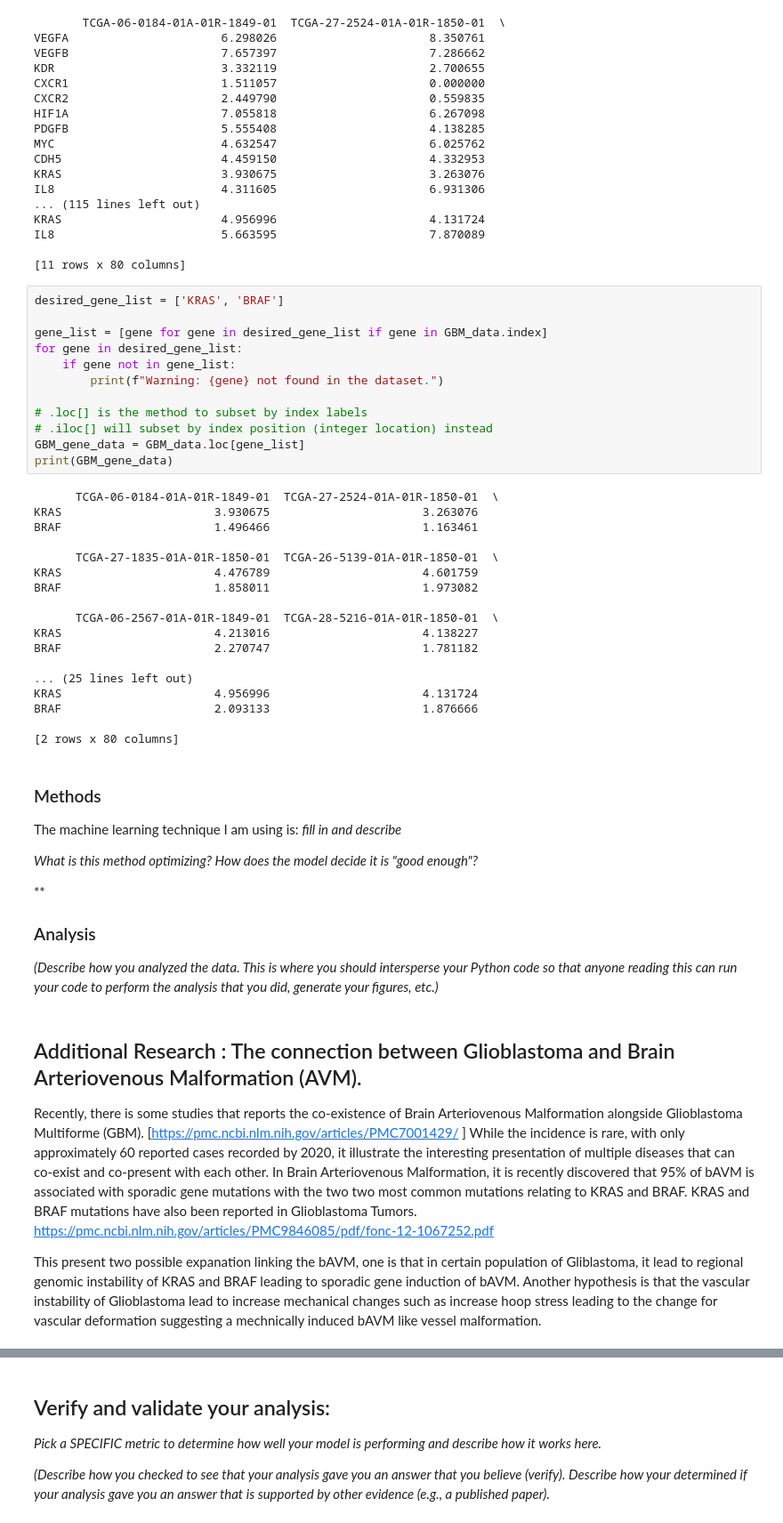
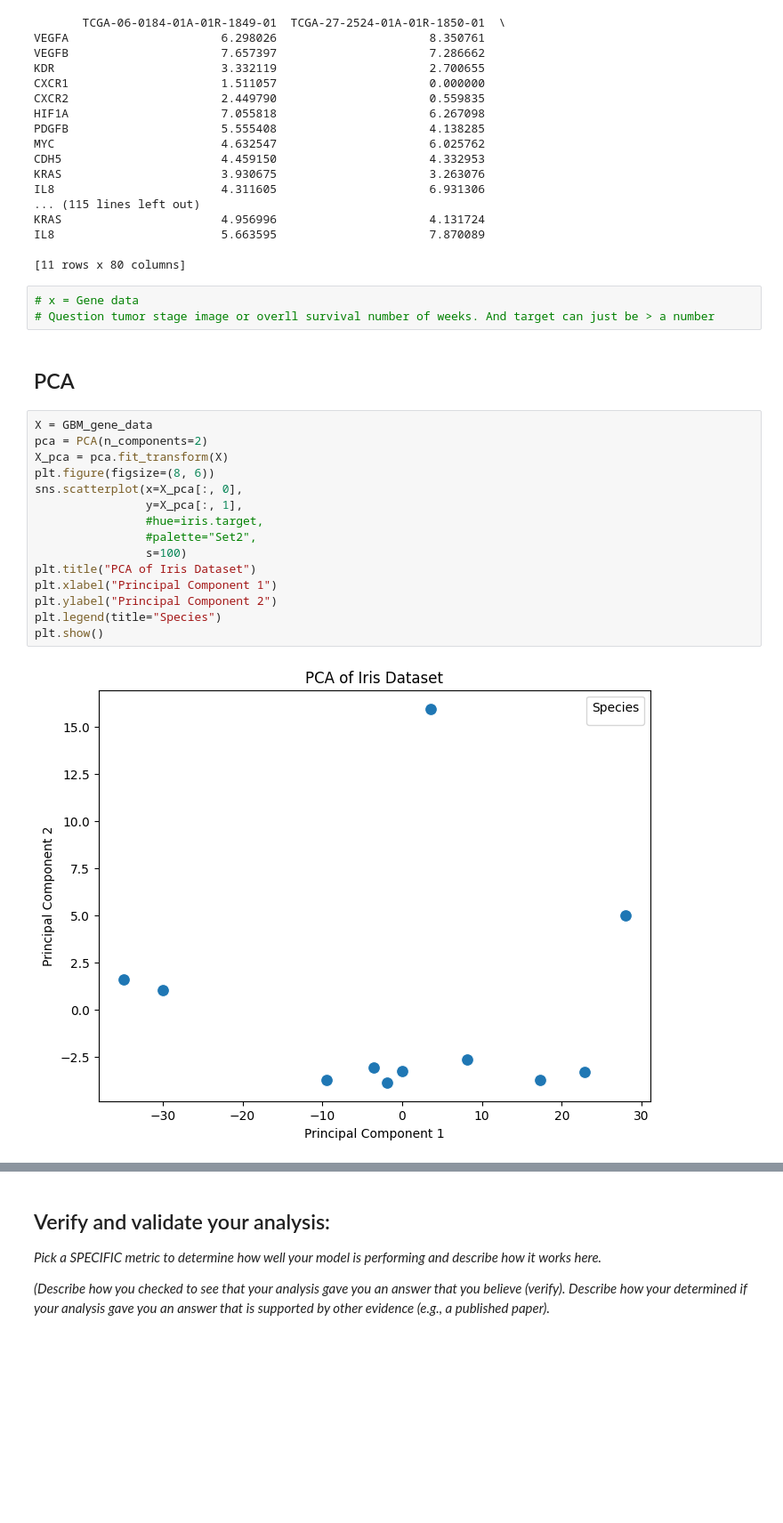
Before and after one commit to ktt920/Module-4-Cancer, a Jupyter notebook: code/Module 4 Template.ipynb, the cells around one changed output, grey strips where cells are left out. Shown at 89% size. Cells and saved outputs as stored; diff of their text form; blank space fills up the shorter version.

```diff
--- a/code/Module 4 Template.ipynb
+++ b/code/Module 4 Template.ipynb
@@ -132,50 +140,25 @@ KRAS                       4.956996                      4.131724
 IL8                        5.663595                      7.870089
 
 [11 rows x 80 columns]
-# %%
-desired_gene_list = ['KRAS', 'BRAF']
-
-gene_list = [gene for gene in desired_gene_list if gene in GBM_data.index]
-for gene in desired_gene_list:
-    if gene not in gene_list:
-        print(f"Warning: {gene} not found in the dataset.")
-
-# .loc[] is the method to subset by index labels
-# .iloc[] will subset by index position (integer location) instead
-GBM_gene_data = GBM_data.loc[gene_list]
-print(GBM_gene_data)
-# %% [output]
-      TCGA-06-0184-01A-01R-1849-01  TCGA-27-2524-01A-01R-1850-01  \
-KRAS                      3.930675                      3.263076
-BRAF                      1.496466                      1.163461
-
-      TCGA-27-1835-01A-01R-1850-01  TCGA-26-5139-01A-01R-1850-01  \
-KRAS                      4.476789                      4.601759
-BRAF                      1.858011                      1.973082
-
-      TCGA-06-2567-01A-01R-1849-01  TCGA-28-5216-01A-01R-1850-01  \
-KRAS                      4.213016                      4.138227
-BRAF                      2.270747                      1.781182
-
-... (25 lines left out)
-KRAS                      4.956996                      4.131724
-BRAF                      2.093133                      1.876666
-
-[2 rows x 80 columns]
-# %% [markdown]
-### Methods
-The machine learning technique I am using is: *fill in and describe*
-
-*What is this method optimizing? How does the model decide it is "good enough"?*
-
-**
-
-### Analysis
-*(Describe how you analyzed the data. This is where you should intersperse your Python code so that anyone reading this can run your code to perform the analysis that you did, generate your figures, etc.)*
-# %% [markdown]
-## Additional Research : The connection between Glioblastoma and Brain Arteriovenous Malformation (AVM).
-
-Recently, there is some studies that reports the co-existence of Brain Arteriovenous Malformation alongside Glioblastoma Multiforme (GBM). [https://pmc.ncbi.nlm.nih.gov/articles/PMC7001429/ ] While the incidence is rare, with only approximately 60 reported cases recorded by 2020, it illustrate the interesting presentation of multiple diseases that can co-exist and co-present with each other. In Brain Arteriovenous Malformation, it is recently discovered that 95% of bAVM is associated with sporadic gene mutations with the two two most common mutations relating to KRAS and BRAF. KRAS and BRAF mutations have also been reported in Glioblastoma Tumors.
-https://pmc.ncbi.nlm.nih.gov/articles/PMC9846085/pdf/fonc-12-1067252.pdf
-
-This present two possible expanation linking the bAVM, one is that in certain population of Gliblastoma, it lead to regional genomic instability of KRAS and BRAF leading to sporadic gene induction of bAVM. Another hypothesis is that the vascular instability of Glioblastoma lead to increase mechanical changes such as increase hoop stress leading to the change for vascular deformation suggesting a mechnically induced bAVM like vessel malformation.
+# %%
+# x = Gene data
+# Question tumor stage image or overll survival number of weeks. And target can just be > a number
+# %% [markdown]
+## PCA
+# %%
+X = GBM_gene_data
+pca = PCA(n_components=2)
+X_pca = pca.fit_transform(X)
+plt.figure(figsize=(8, 6))
+sns.scatterplot(x=X_pca[:, 0],
+                y=X_pca[:, 1],
+                #hue=iris.target,
+                #palette="Set2",
+                s=100)
+plt.title("PCA of Iris Dataset")
+plt.xlabel("Principal Component 1")
+plt.ylabel("Principal Component 2")
+plt.legend(title="Species")
+plt.show()
+# %% [output]
+[figure, added]
```
Also changed, not shown: parts of 5 cells of this notebook.
